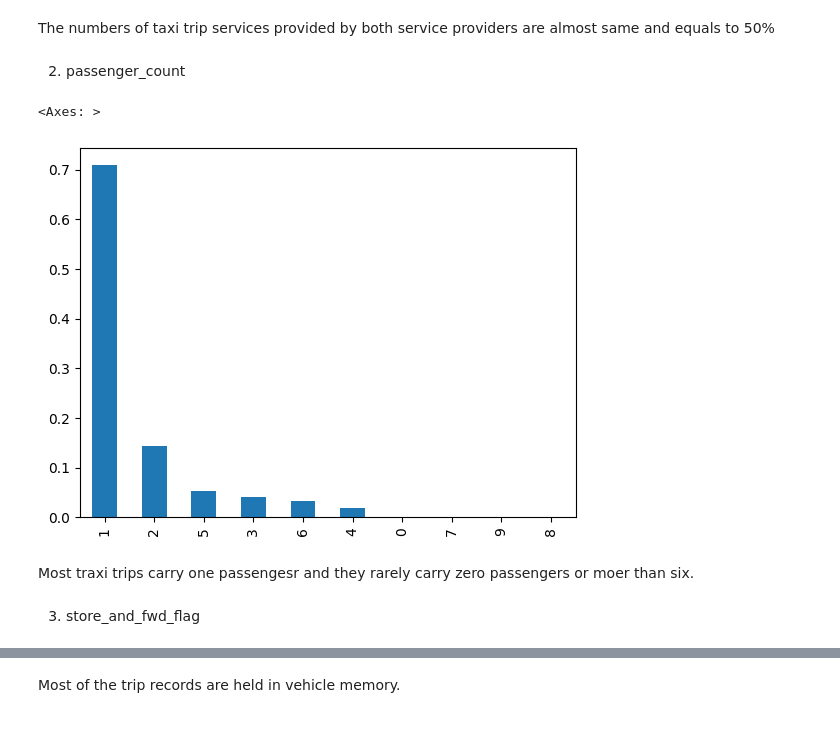
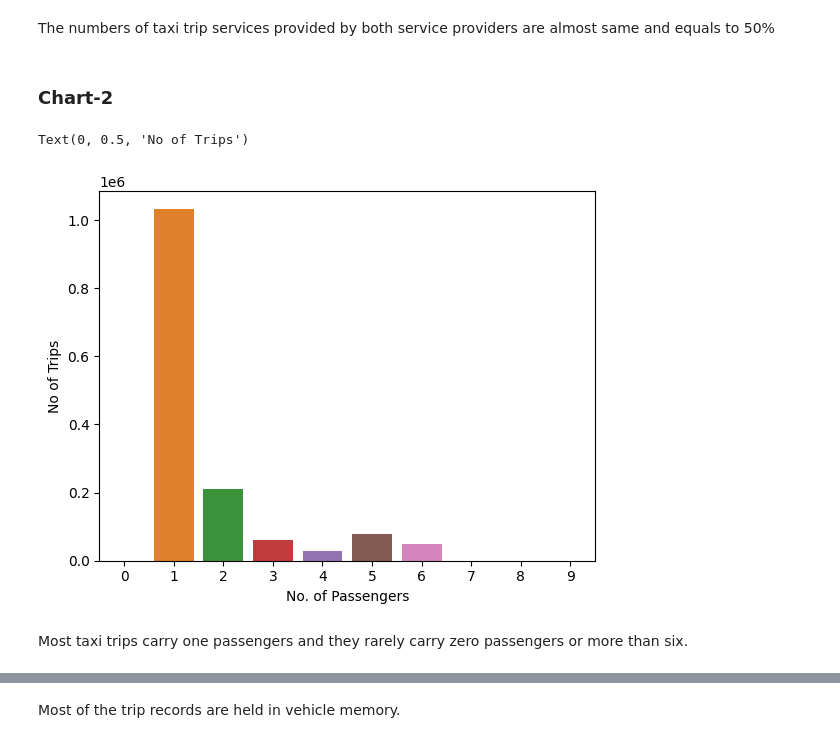
Before and after one commit to Ksangi/NYC_Taxi_trip_Time_Prediction_Project, a Jupyter notebook: NYC_Taxi_Trip_Time_Predictionipynb.ipynb, the cells around one changed output, grey strips where cells are left out. Drawn from its saved outputs; the diff is of its cells as text; code cells hidden in the pictures.

```diff
--- a/NYC_Taxi_Trip_Time_Predictionipynb.ipynb
+++ b/NYC_Taxi_Trip_Time_Predictionipynb.ipynb
@@ -164,13 +199,13 @@ data.head(3)
 # %% [markdown]
 The numbers of taxi trip services provided by both service providers are almost same and equals to 50%
-# %% [markdown]
-2. passenger_count
-# %%
-(data['passenger_count'].value_counts()/data.shape[0]).plot(kind='bar')
-# %% [output]
-<Axes: >
-[figure, removed]
+# %% [markdown]
+### Chart-2
+# %%
+ax=sns.countplot(data=data, x='passenger_count')
+plt.xlabel('No. of Passengers')
+plt.ylabel('No of Trips')
+# %% [output]
+Text(0, 0.5, 'No of Trips')
+[figure, added]
 # %% [markdown]
-Most traxi trips carry one passengesr and they rarely carry zero passengers or moer than six.
+Most taxi trips carry one passengers and they rarely carry zero passengers or more than six.
-# %% [markdown]
-3. store_and_fwd_flag
```
Also changed, not shown: parts of 40 cells of this notebook.
